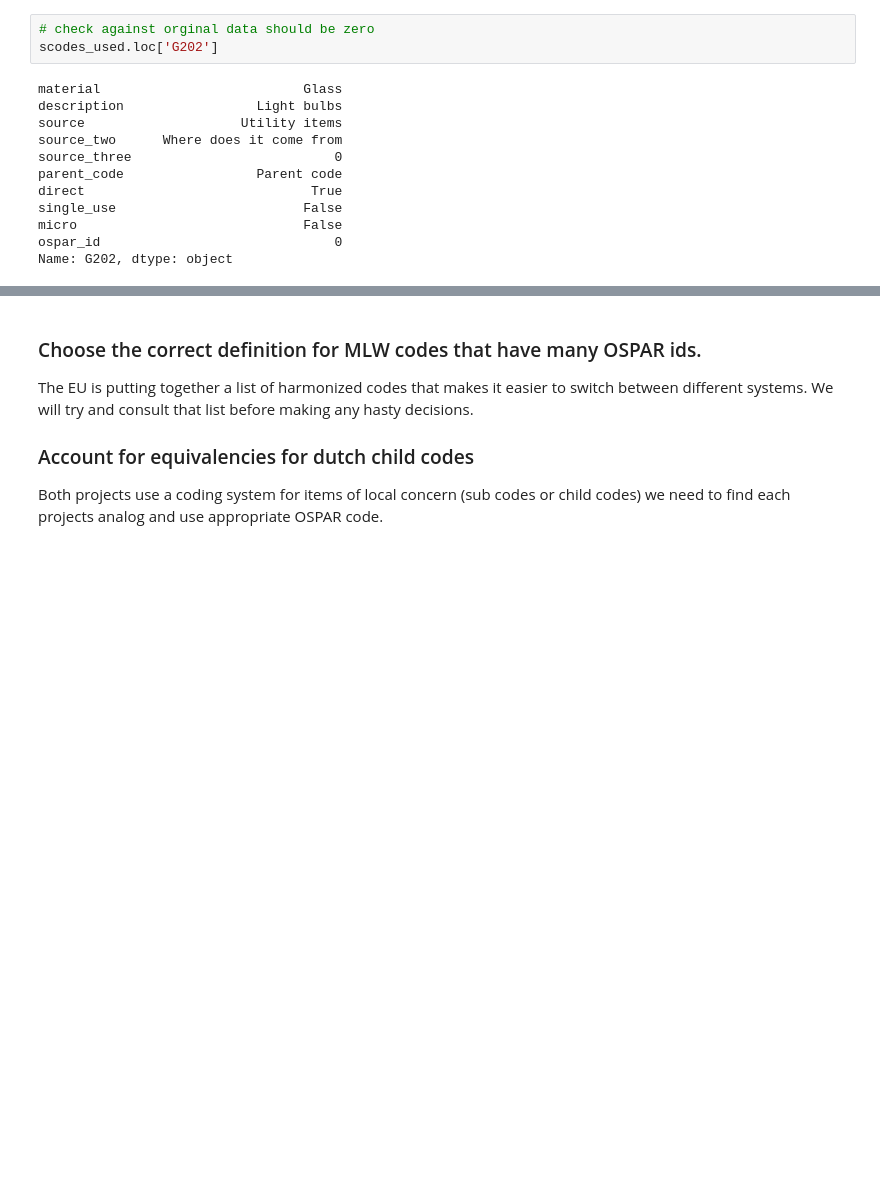
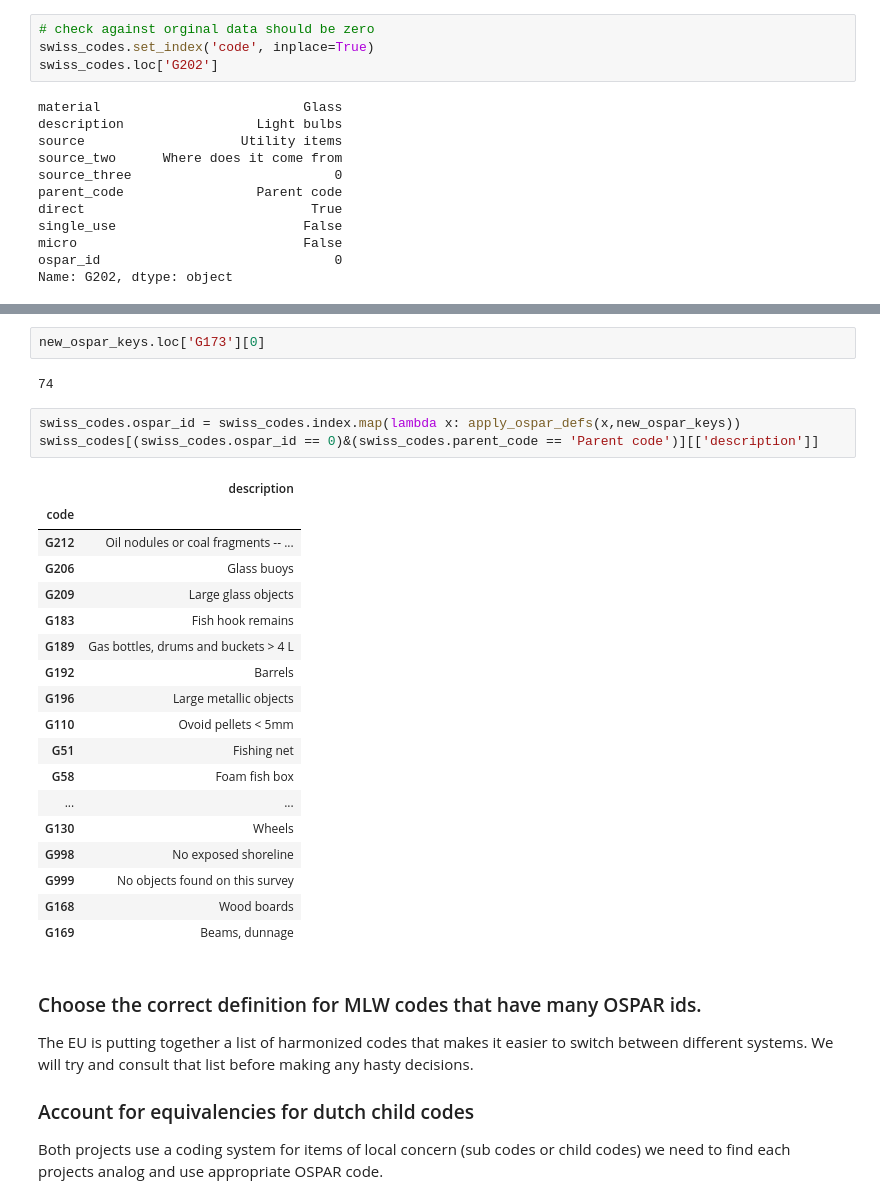
Before and after one commit to hammerdirt-analyst/rhinecode, a Jupyter notebook: harmonizecodes.ipynb, the cells around one changed output, grey strips where cells are left out. Saved outputs shown, nothing was run; the diff lists cells and outputs as text; blank space fills up the shorter version.

```diff
--- a/harmonizecodes.ipynb
+++ b/harmonizecodes.ipynb
@@ -367,7 +382,8 @@ swiss_surveys[(swiss_surveys.date >= start_date)&(swiss_surveys.date <= end_date
 11960
 # %%
 # check against orginal data should be zero
-scodes_used.loc['G202']
+swiss_codes.set_index('code', inplace=True)
+swiss_codes.loc['G202']
 # %% [output]
 material                          Glass
 description                 Light bulbs
@@ -419,3 +489,29 @@ scodes_used[scodes_used.ospar_id == 0][['description', 'material', 'ospar_id']]
+# %%
+new_ospar_keys.loc['G173'][0]
+# %% [output]
+74
+# %%
+swiss_codes.ospar_id = swiss_codes.index.map(lambda x: apply_ospar_defs(x,new_ospar_keys))
+swiss_codes[(swiss_codes.ospar_id == 0)&(swiss_codes.parent_code == 'Parent code')][['description']]
+# %% [output]
+|  | description |
+| code |  |
+| G212 | Oil nodules or coal fragments -- ... |
+| G206 | Glass buoys |
+| G209 | Large glass objects |
+| G183 | Fish hook remains |
+| G189 | Gas bottles, drums and buckets > 4 L |
+| G192 | Barrels |
+| G196 | Large metallic objects |
+| G110 | Ovoid pellets < 5mm |
+| G51 | Fishing net |
+| G58 | Foam fish box |
+| ... | ... |
+| G130 | Wheels |
+| G998 | No exposed shoreline |
+| G999 | No objects found on this survey |
+| G168 | Wood boards |
+| G169 | Beams, dunnage |
 # %% [markdown]
 ### Choose the correct definition for MLW codes that have many OSPAR ids.
 
```
Also changed, not shown: parts of 12 cells of this notebook.
